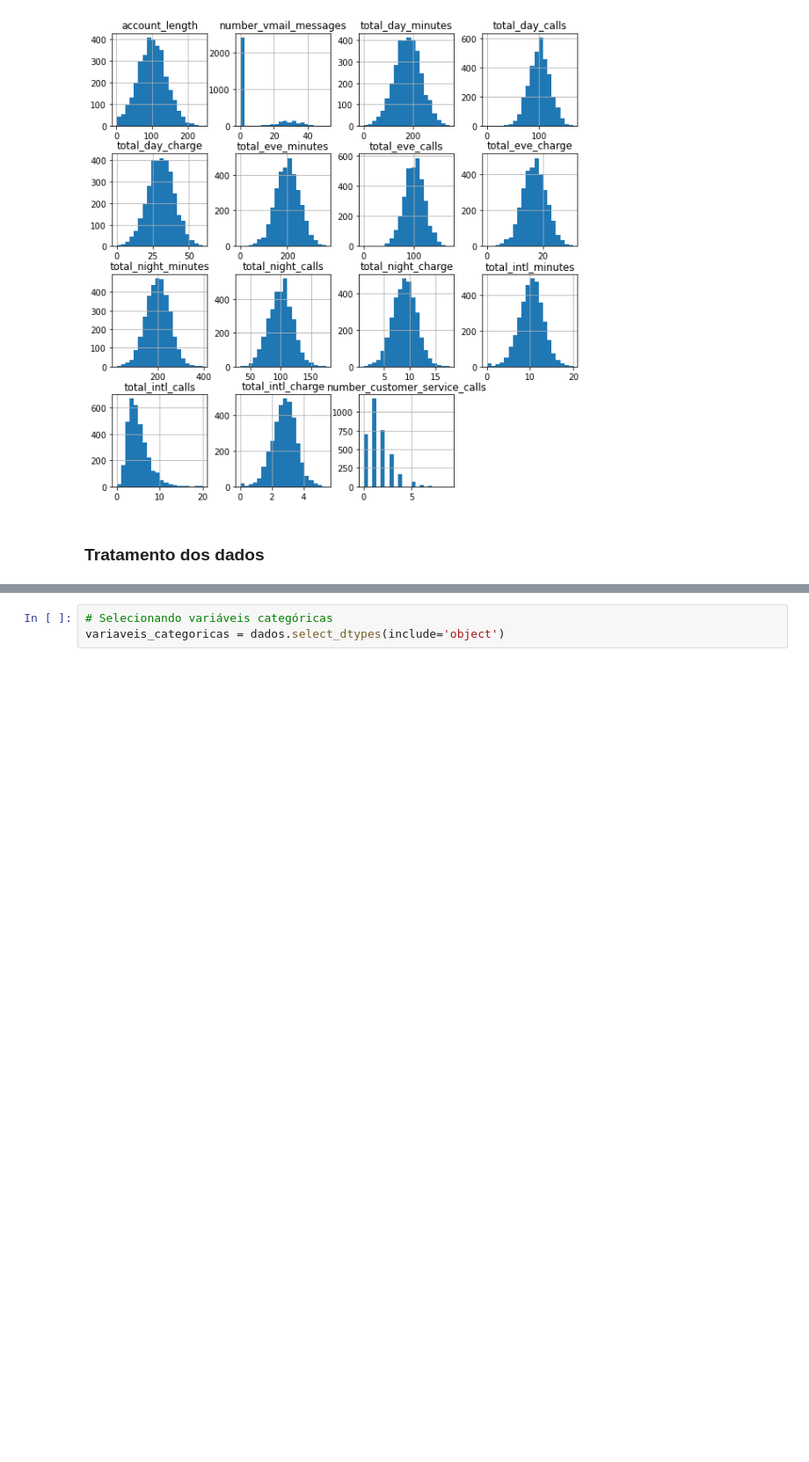
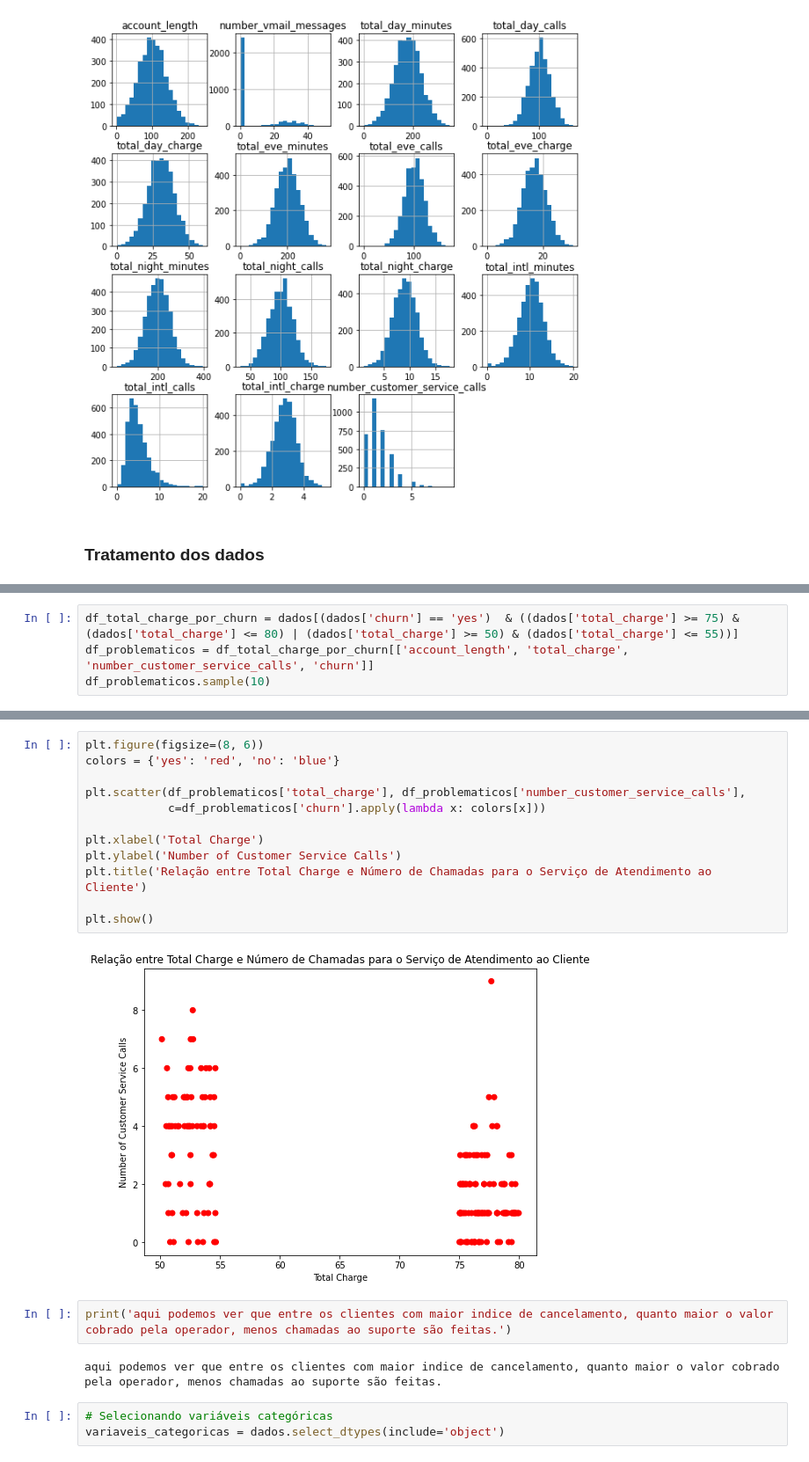
Before and after one commit to jrsilva051/prevendoCustomerChurnOperadorasTelecom, a Jupyter notebook: projetoCustomerChurn.ipynb, the cells around one changed output, grey strips where cells are left out. Shown: that part at 88% size. Drawn from its saved outputs; the diff is of its cells as text; blank space fills up the shorter version.

```diff
--- a/projetoCustomerChurn.ipynb
+++ b/projetoCustomerChurn.ipynb
@@ -340,0 +396,4 @@ plt.show()
+# %%
+df_total_charge_por_churn = dados[(dados['churn'] == 'yes')  & ((dados['total_charge'] >= 75) & (dados['total_charge'] <= 80) | (dados['total_charge'] >= 50) & (dados['total_charge'] <= 55))]
+df_problematicos = df_total_charge_por_churn[['account_length', 'total_charge', 'number_customer_service_calls', 'churn']]
+df_problematicos.sample(10)
@@ -341,3 +412,21 @@ plt.show()
+# %%
+plt.figure(figsize=(8, 6))
+colors = {'yes': 'red', 'no': 'blue'}
+
+plt.scatter(df_problematicos['total_charge'], df_problematicos['number_customer_service_calls'],
+            c=df_problematicos['churn'].apply(lambda x: colors[x]))
+
+plt.xlabel('Total Charge')
+plt.ylabel('Number of Customer Service Calls')
+plt.title('Relação entre Total Charge e Número de Chamadas para o Serviço de Atendimento ao Cliente')
+
+plt.show()
+# %% [output]
+[figure, added]
+# %%
+print('aqui podemos ver que entre os clientes com maior indice de cancelamento, quanto maior o valor cobrado pela operador, menos chamadas ao suporte são feitas.')
+# %% [output]
+aqui podemos ver que entre os clientes com maior indice de cancelamento, quanto maior o valor cobrado pela operador, menos chamadas ao suporte são feitas.
 # %%
 # Selecionando variáveis categóricas
 variaveis_categoricas = dados.select_dtypes(include='object')
```
Also changed, not shown: parts of 23 cells of this notebook, 1 other file.
